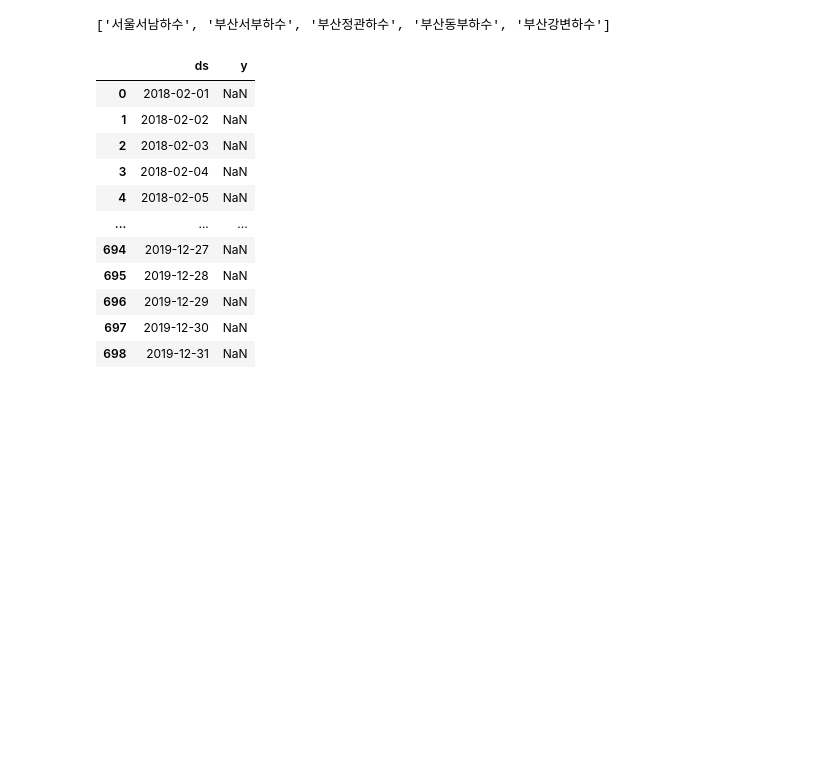
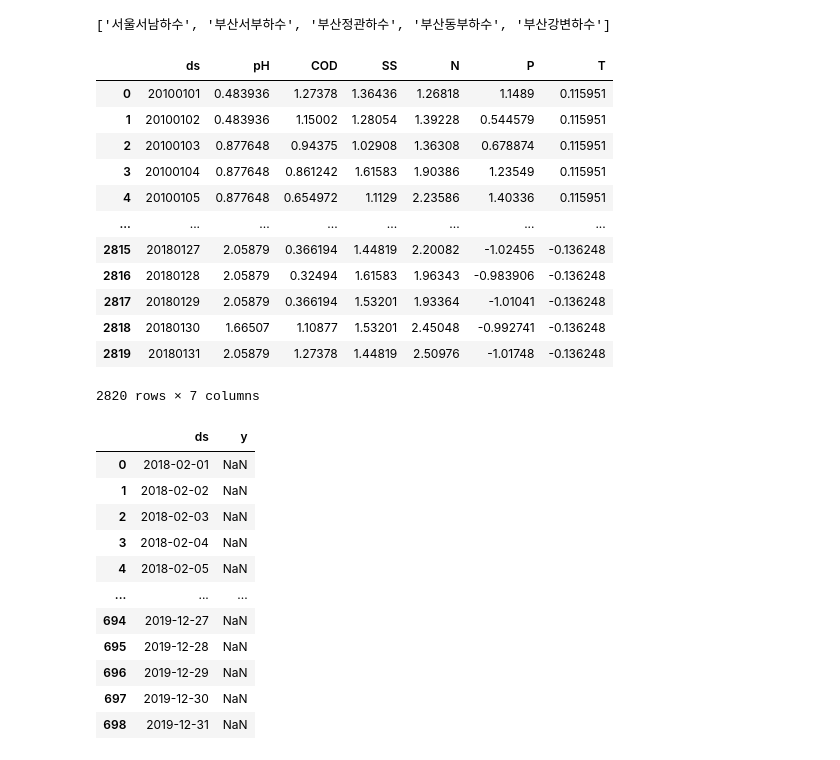
Before and after one commit to Aram-Jin/Study, a Jupyter notebook: baseline.ipynb, the cells around one changed output. Saved outputs shown, nothing was run; the diff lists cells and outputs as text; code cells hidden in the pictures; blank space fills up the shorter version.

```diff
--- a/baseline.ipynb
+++ b/baseline.ipynb
@@ -15,6 +17,8 @@ from fbprophet import Prophet
 # %%
 # 데이터 로드
-data = pd.read_csv('./preprocessed_data.csv', index_col=0)
-data['ds'] = data.index
-train = json.load(open('./train.json', 'r', encoding='utf8'))
-submit = json.load(open('./sample_submission.json', 'r', encoding='utf8'))
+train = json.load(open('../data/ai_contest/02.Training_Data/train.json', 'r', encoding='utf8'))
+submit = json.load(open('../data/ai_contest/02.Training_Data/sample_submission.json', 'r', encoding='utf8'))
+# %%
+df_dic = {}
+plc_lst = list(train.keys())
+fct_lst = ['pH', 'COD', 'SS', 'N', 'P', 'T']
@@ -21,29 +45,39 @@ submit = json.load(open('./sample_submission.json', 'r', encoding='utf8'))
 # %%
 # 사업장별 dataframe 제작
-# df_dic = {}
-plc_lst = list(train.keys())
-fct_lst = ['pH', 'COD', 'SS', 'N', 'P', 'T']
+for i in plc_lst:
+    plc_df = pd.DataFrame(columns={'ds', 'pH', 'COD', 'SS', 'N', 'P', 'T'})
+    plc_df = plc_df[['ds', 'pH', 'COD', 'SS', 'N', 'P', 'T']]
 
-# for i in plc_lst:
-#     plc_df = pd.DataFrame(columns={'ds', 'pH', 'COD', 'SS', 'N', 'P', 'T'})
-#     plc_df = plc_df[['ds', 'pH', 'COD', 'SS', 'N', 'P', 'T']]
+    date_lst = list(train[i].keys())
+    plc_df.loc[:, 'ds'] = date_lst
 
-#     date_lst = list(train[i].keys())
-#     plc_df.loc[:, 'ds'] = date_lst
+    for index, j in enumerate(date_lst):
+        for k in fct_lst:
+            try:
+                plc_df.loc[index, k] = train[i][j][k]
+            except:
+                pass
 
-#     for index, j in enumerate(date_lst):
-#         for k in fct_lst:
-#             try:
-#                 plc_df.loc[index, k] = train[i][j][k]
-#             except:
-#                 pass
-
-#     df_dic[i] = plc_df
+    df_dic[i] = plc_df
 # %%
 plc_lst[:5]
 # %% [output]
 ['서울서남하수', '부산서부하수', '부산정관하수', '부산동부하수', '부산강변하수']
 # %%
-# df_dic[plc_lst[0]]
+df_dic[plc_lst[0]]
+# %% [output]
+|  | ds | pH | COD | SS | N | P | T |
+| 0 | 20100101 | 0.483936 | 1.27378 | 1.36436 | 1.26818 | 1.1489 | 0.115951 |
+| 1 | 20100102 | 0.483936 | 1.15002 | 1.28054 | 1.39228 | 0.544579 | 0.115951 |
+| 2 | 20100103 | 0.877648 | 0.94375 | 1.02908 | 1.36308 | 0.678874 | 0.115951 |
+| 3 | 20100104 | 0.877648 | 0.861242 | 1.61583 | 1.90386 | 1.23549 | 0.115951 |
+| 4 | 20100105 | 0.877648 | 0.654972 | 1.1129 | 2.23586 | 1.40336 | 0.115951 |
+| ... | ... | ... | ... | ... | ... | ... | ... |
+| 2815 | 20180127 | 2.05879 | 0.366194 | 1.44819 | 2.20082 | -1.02455 | -0.136248 |
+| 2816 | 20180128 | 2.05879 | 0.32494 | 1.61583 | 1.96343 | -0.983906 | -0.136248 |
+| 2817 | 20180129 | 2.05879 | 0.366194 | 1.53201 | 1.93364 | -1.01041 | -0.136248 |
+| 2818 | 20180130 | 1.66507 | 1.10877 | 1.53201 | 2.45048 | -0.992741 | -0.136248 |
+| 2819 | 20180131 | 2.05879 | 1.27378 | 1.44819 | 2.50976 | -1.01748 | -0.136248 |
+2820 rows × 7 columns
 # %%
 # Prophet 예측을 위한 dataframe 포맷 제작
```
Also changed, not shown: parts of 6 cells of this notebook.
